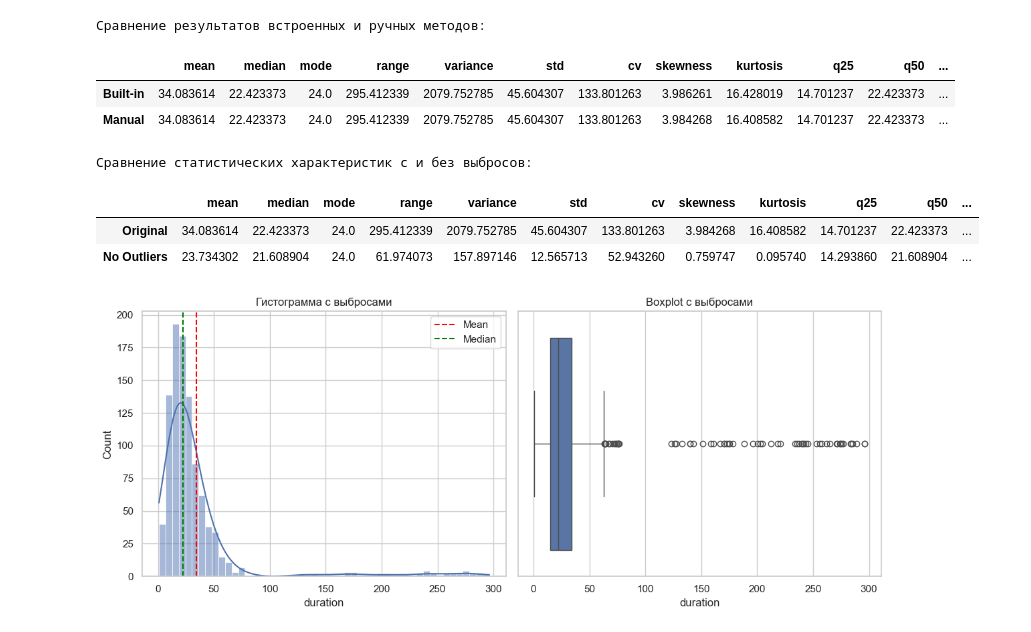
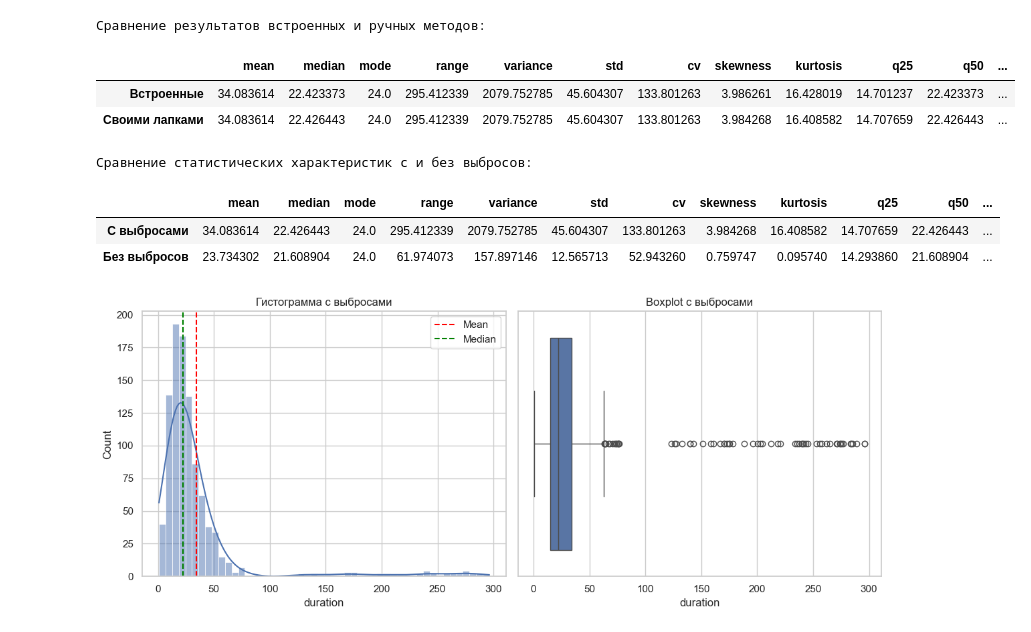
Before and after one commit to atrepalin/Statistics-RSREU, a Jupyter notebook: 1.2.ipynb, the cells around one changed output. Drawn from its saved outputs; the diff is of its cells as text; code cells hidden in the pictures.

```diff
--- a/1.2.ipynb
+++ b/1.2.ipynb
@@ -16,7 +16,7 @@ trip_duration = np.concatenate(
 )
 trip_data = pd.DataFrame({"duration": trip_duration})
 # %%
-def builtin_stats(data):
+def builtin_stats(data: pd.Series):
     return {
         "mean": data.mean(),
         "median": data.median(),
@@ -33,14 +33,19 @@ def builtin_stats(data):
         "iqr": data.quantile(0.75) - data.quantile(0.25),
     }
 
-def manual_stats(data):
-    data = np.array(data)
+def manual_stats(data: pd.Series):
     n = len(data)
-    mean = data.sum() / n
-    median = np.median(data)
+    sorted_data = np.sort(data)
+
+    mean: float = data.sum() / n
+
+    median = sorted_data[n // 2]
+
     mode = np.unique(np.round(data, 1), return_counts=True)
     mode = mode[0][np.argmax(mode[1])]
+
     data_range = data.max() - data.min()
+
     variance = ((data - mean) ** 2).sum() / (n - 1)
     std = np.sqrt(variance)
     cv = std / mean * 100
@@ -52,8 +57,9 @@ def manual_stats(data):
     kurtosis = m4 / (std**4) - 3
     kurtosis = ((n - 1) * ((n + 1) * kurtosis + 6)) / ((n - 2) * (n - 3))
 
-    q25, q50, q75 = np.percentile(data, [25, 50, 75])
+    q25, q75 = sorted_data[n // 4], sorted_data[3 * n // 4]
     iqr = q75 - q25
+
     return {
         "mean": mean,
         "median": median,
@@ -65,21 +71,21 @@ def manual_stats(data):
         "skewness": skewness,
         "kurtosis": kurtosis,
         "q25": q25,
-        "q50": q50,
+        "q50": median,
         "q75": q75,
         "iqr": iqr,
     }
 # %%
 stats_builtin = builtin_stats(trip_data["duration"])
 stats_manual = manual_stats(trip_data["duration"])
 
-comparison = pd.DataFrame([stats_builtin, stats_manual], index=["Built-in", "Manual"])
+comparison = pd.DataFrame([stats_builtin, stats_manual], index=["Встроенные", "Своими лапками"])
 print("Сравнение результатов встроенных и ручных методов:")
 display(comparison)
 # %% [output]
 Сравнение результатов встроенных и ручных методов:
 |  | mean | median | mode | range | variance | std | cv | skewness | kurtosis | q25 | q50 | ... |
-| Built-in | 34.083614 | 22.423373 | 24.0 | 295.412339 | 2079.752785 | 45.604307 | 133.801263 | 3.986261 | 16.428019 | 14.701237 | 22.423373 | ... |
-| Manual | 34.083614 | 22.423373 | 24.0 | 295.412339 | 2079.752785 | 45.604307 | 133.801263 | 3.984268 | 16.408582 | 14.701237 | 22.423373 | ... |
+| Встроенные | 34.083614 | 22.423373 | 24.0 | 295.412339 | 2079.752785 | 45.604307 | 133.801263 | 3.986261 | 16.428019 | 14.701237 | 22.423373 | ... |
+| Своими лапками | 34.083614 | 22.426443 | 24.0 | 295.412339 | 2079.752785 | 45.604307 | 133.801263 | 3.984268 | 16.408582 | 14.707659 | 22.426443 | ... |
 # %%
 def detect_outliers_iqr(data, factor=1.5):
@@ -98,15 +103,15 @@ stats_no_outliers = builtin_stats(trip_no_outliers["duration"])
 # %%
 
 stats_comparison = pd.DataFrame(
-    [stats_manual, stats_no_outliers], index=["Original", "No Outliers"]
+    [stats_manual, stats_no_outliers], index=["С выбросами", "Без выбросов"]
 )
 print("Сравнение статистических характеристик с и без выбросов:")
 display(stats_comparison)
 # %% [output]
 Сравнение статистических характеристик с и без выбросов:
 |  | mean | median | mode | range | variance | std | cv | skewness | kurtosis | q25 | q50 | ... |
-| Original | 34.083614 | 22.423373 | 24.0 | 295.412339 | 2079.752785 | 45.604307 | 133.801263 | 3.984268 | 16.408582 | 14.701237 | 22.423373 | ... |
-| No Outliers | 23.734302 | 21.608904 | 24.0 | 61.974073 | 157.897146 | 12.565713 | 52.943260 | 0.759747 | 0.095740 | 14.293860 | 21.608904 | ... |
+| С выбросами | 34.083614 | 22.426443 | 24.0 | 295.412339 | 2079.752785 | 45.604307 | 133.801263 | 3.984268 | 16.408582 | 14.707659 | 22.426443 | ... |
+| Без выбросов | 23.734302 | 21.608904 | 24.0 | 61.974073 | 157.897146 | 12.565713 | 52.943260 | 0.759747 | 0.095740 | 14.293860 | 21.608904 | ... |
 # %%
 plt.figure(figsize=(12, 5))
 
```
Also changed, not shown: parts of 3 cells of this notebook, 1 other file.
